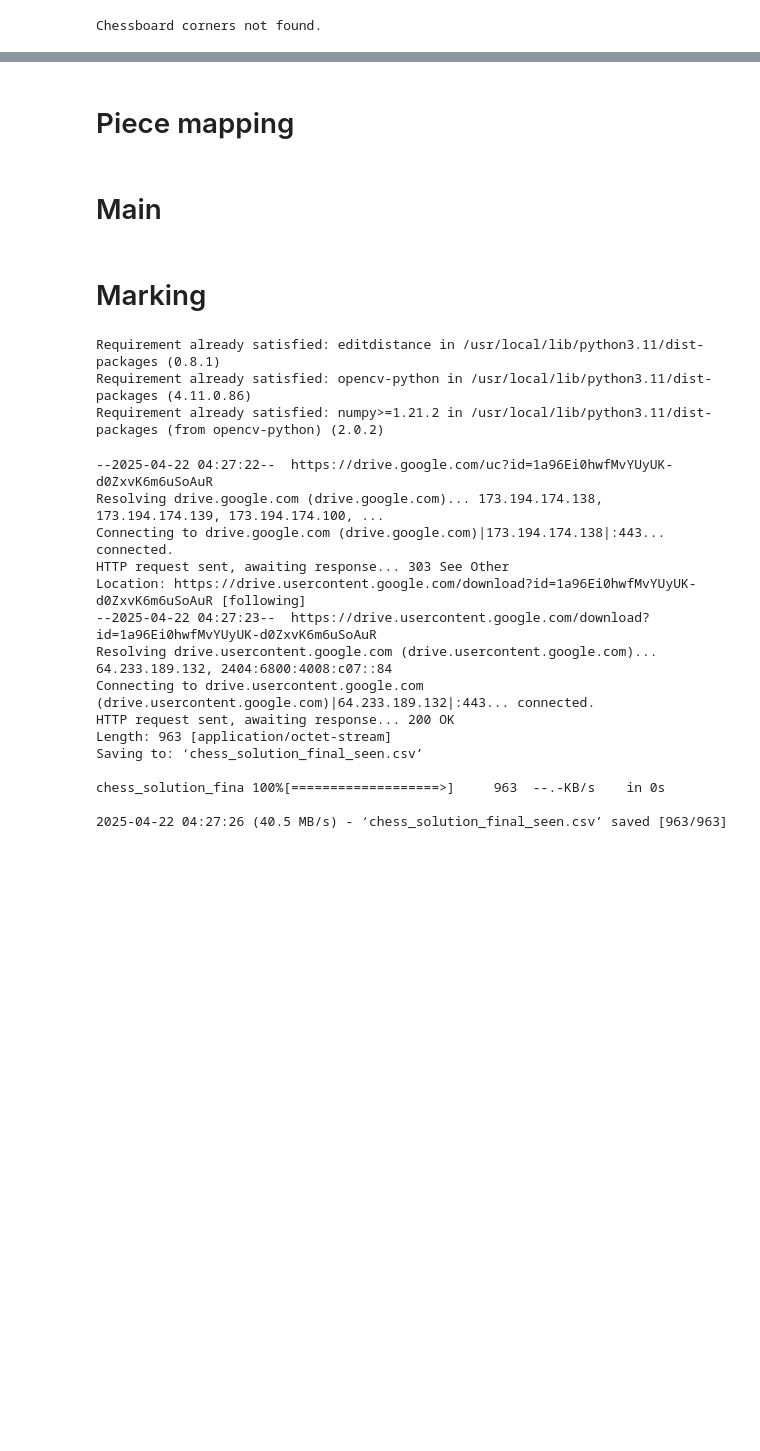
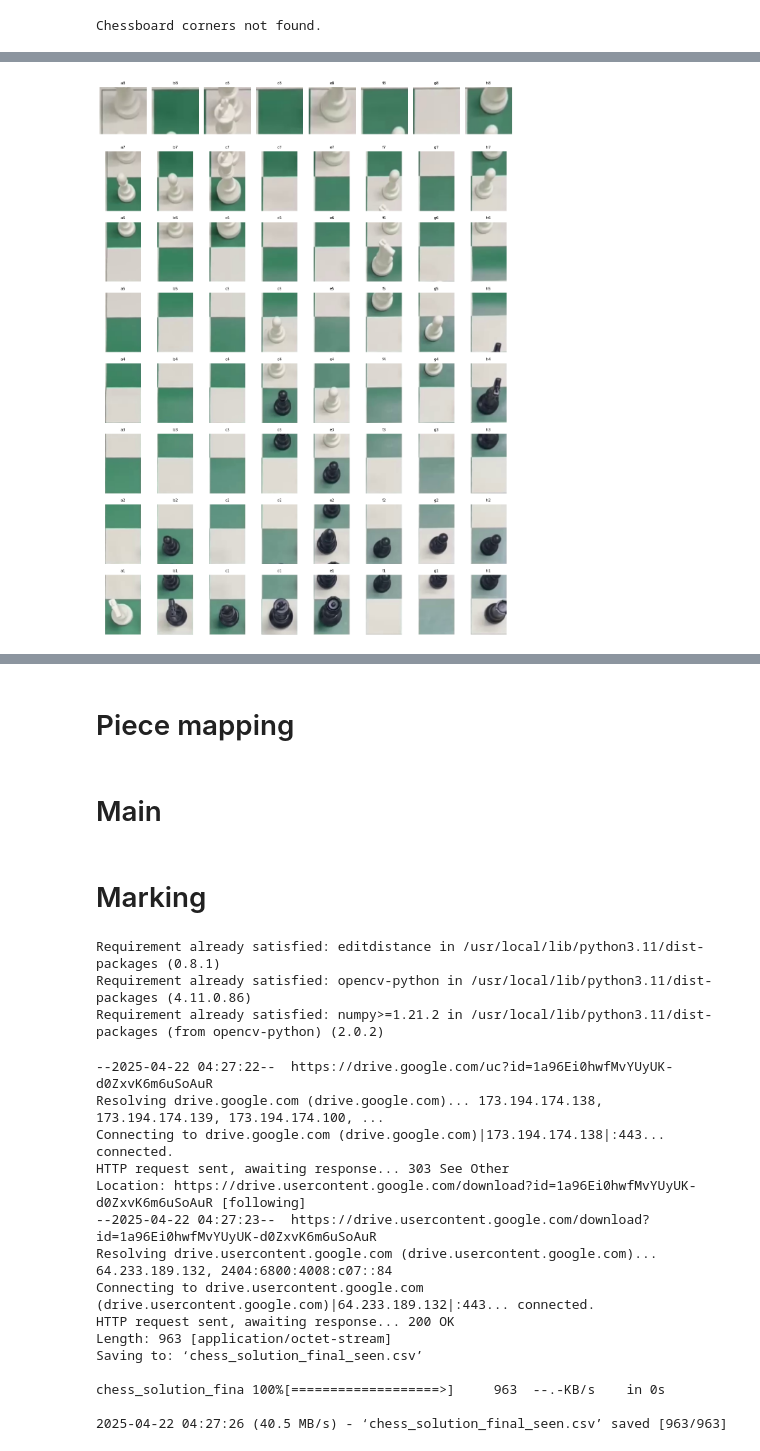
Before and after one commit to FadeZx/DT-467_ChessMoveTracking, a Jupyter notebook: 2_2024_DT_467_ChessMove.ipynb, the cells around one changed output, grey strips where cells are left out. Drawn from its saved outputs; the diff is of its cells as text; code cells hidden in the pictures; blank space fills up the shorter version.

```diff
--- a/2_2024_DT_467_ChessMove.ipynb
+++ b/2_2024_DT_467_ChessMove.ipynb
@@ -79,0 +334,6 @@ Chessboard corners not found.
+# %%
+# Create mapping from (row,col) to board label
+def square_label(row, col):
+    file = chr(ord('a') + col)  # a,b,c,d,e,f,g,h
+    rank = 8 - row  # 8,7,6...1
+    return f"{file}{rank}"
@@ -79,0 +430,66 @@ Chessboard corners not found.
+# %%
+# Split the warped board into 8x8 cells
+cell_size = warped_board.shape[0] // 8
+buffer_size = int(2 * cell_size / 3)
+
+squares = []
+labels = []  # <-- add a label list
+cells_info = []
+
+# Interpolate points along top and bottom edges
+top_row = np.linspace(ordered_corners[0], ordered_corners[1], 9)
+bottom_row = np.linspace(ordered_corners[3], ordered_corners[2], 9)
+
+h, w, _ = warped_board.shape
+
+for row in range(8):
+    for col in range(8):
+        tl = top_row[col] + (row / 8) * (bottom_row[col] - top_row[col])
+        tr = top_row[col+1] + (row / 8) * (bottom_row[col+1] - top_row[col+1])
+        br = top_row[col+1] + ((row+1) / 8) * (bottom_row[col+1] - top_row[col+1])
+        bl = top_row[col] + ((row+1) / 8) * (bottom_row[col] - top_row[col])
+
+        x_start = col * cell_size
+        x_end = (col + 1) * cell_size
+
+        y_start = row * cell_size - buffer_size
+        y_end = (row + 1) * cell_size
+
+        # Clamp to valid bounds
+        y_start = max(y_start, 0)
+        y_end = min(y_end, h)
+        x_start = max(x_start, 0)
+        x_end = min(x_end, w)
+
+        square = warped_board[y_start:y_end, x_start:x_end]
+        squares.append(((row, col), square))
+        labels.append(square_label(row, col))  # save label
+        corners = np.array([tl, tr, br, bl], dtype=np.float32)
+
+        cells_info.append({
+            "label": labels[-1],
+            "row": row,
+            "col": col,
+            "corners": corners,
+            "status": "Empty"   # Default as empty initially
+        })
+
+fig, axes = plt.subplots(8, 8, figsize=(12, 16))
+
+for (row, col), square_img in squares:
+    ax = axes[row, col]
+    ax.imshow(cv2.cvtColor(square_img, cv2.COLOR_BGR2RGB))
+    ax.set_title(square_label(row, col), fontsize=8)
+    ax.axis('off')
+
+plt.tight_layout()
+plt.show()
+
+print("Board cell info with corners and status:")
+for cell in cells_info:
+    print(f"Cell {cell['label']} - Status: {cell['status']}")
+    for idx, corner in enumerate(cell['corners']):
+        print(f"  Corner {idx}: {corner}")
+    print("")
+# %% [output]
+[figure, added]
```
Also changed, not shown: parts of 26 cells of this notebook.
